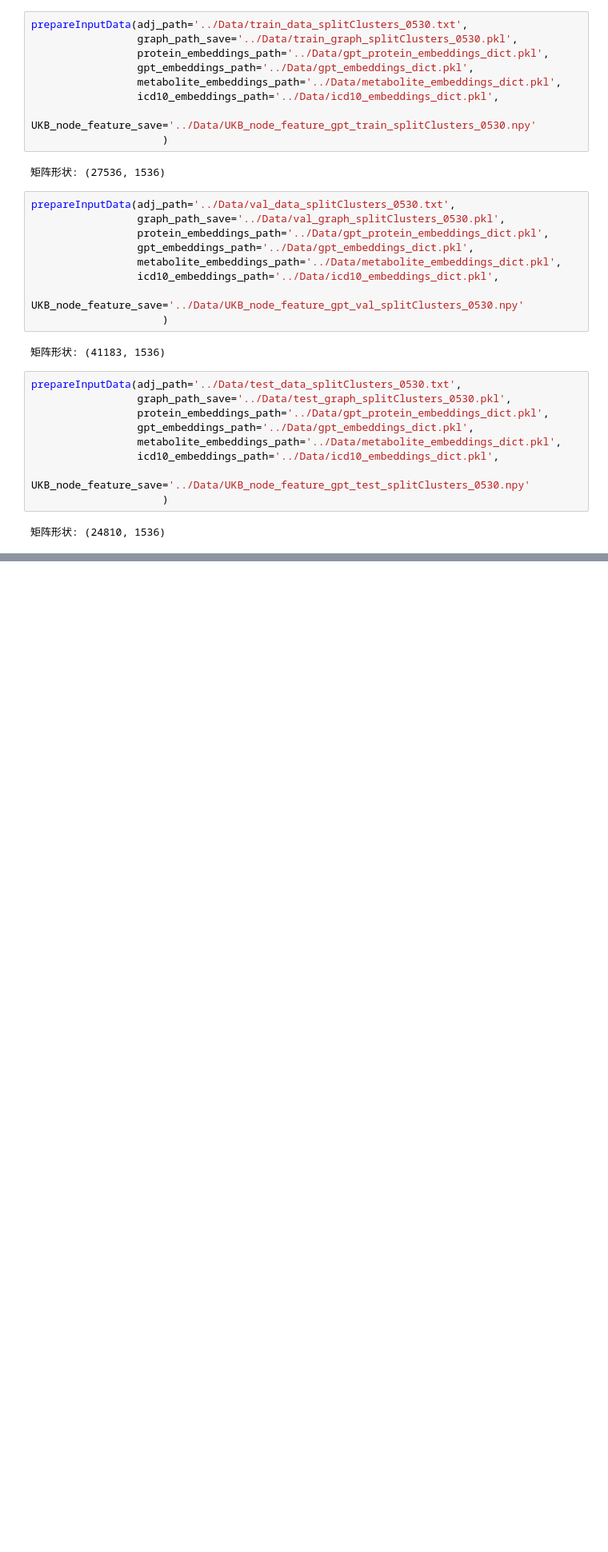
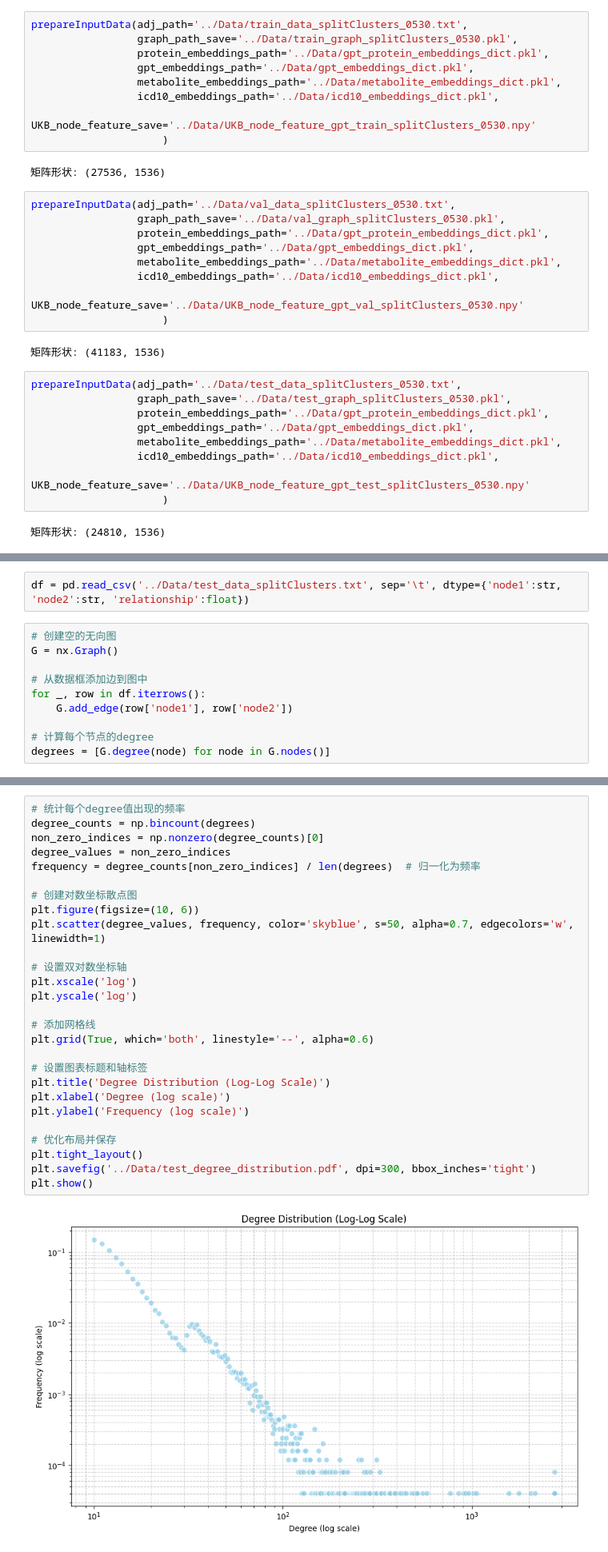
Before and after one commit to ZhenyiWangTHU/homework2025, a Jupyter notebook: Codes/prepareData_WZY.ipynb, the cells around one changed output, grey strips where cells are left out. Shown at 80% size. Saved outputs shown, nothing was run; the diff lists cells and outputs as text; blank space fills up the shorter version.

```diff
--- a/Codes/prepareData_WZY.ipynb
+++ b/Codes/prepareData_WZY.ipynb
@@ -1443,0 +1515,12 @@ prepareInputData(adj_path='../Data/test_data_splitClusters_0530.txt',
+# %%
+df = pd.read_csv('../Data/test_data_splitClusters.txt', sep='\t', dtype={'node1':str, 'node2':str, 'relationship':float})
+# %%
+# 创建空的无向图
+G = nx.Graph()
+
+# 从数据框添加边到图中
+for _, row in df.iterrows():
+    G.add_edge(row['node1'], row['node2'])
+
+# 计算每个节点的degree
+degrees = [G.degree(node) for node in G.nodes()]
@@ -1443,0 +1552,29 @@ prepareInputData(adj_path='../Data/test_data_splitClusters_0530.txt',
+# %%
+# 统计每个degree值出现的频率
+degree_counts = np.bincount(degrees)
+non_zero_indices = np.nonzero(degree_counts)[0]
+degree_values = non_zero_indices
+frequency = degree_counts[non_zero_indices] / len(degrees)  # 归一化为频率
+
+# 创建对数坐标散点图
+plt.figure(figsize=(10, 6))
+plt.scatter(degree_values, frequency, color='skyblue', s=50, alpha=0.7, edgecolors='w', linewidth=1)
+
+# 设置双对数坐标轴
+plt.xscale('log')
+plt.yscale('log')
+
+# 添加网格线
+plt.grid(True, which='both', linestyle='--', alpha=0.6)
+
+# 设置图表标题和轴标签
+plt.title('Degree Distribution (Log-Log Scale)')
+plt.xlabel('Degree (log scale)')
+plt.ylabel('Frequency (log scale)')
+
+# 优化布局并保存
+plt.tight_layout()
+plt.savefig('../Data/test_degree_distribution.pdf', dpi=300, bbox_inches='tight')
+plt.show()
+# %% [output]
+[figure, added]
```
Also changed, not shown: parts of 29 cells of this notebook, 10 other files.
